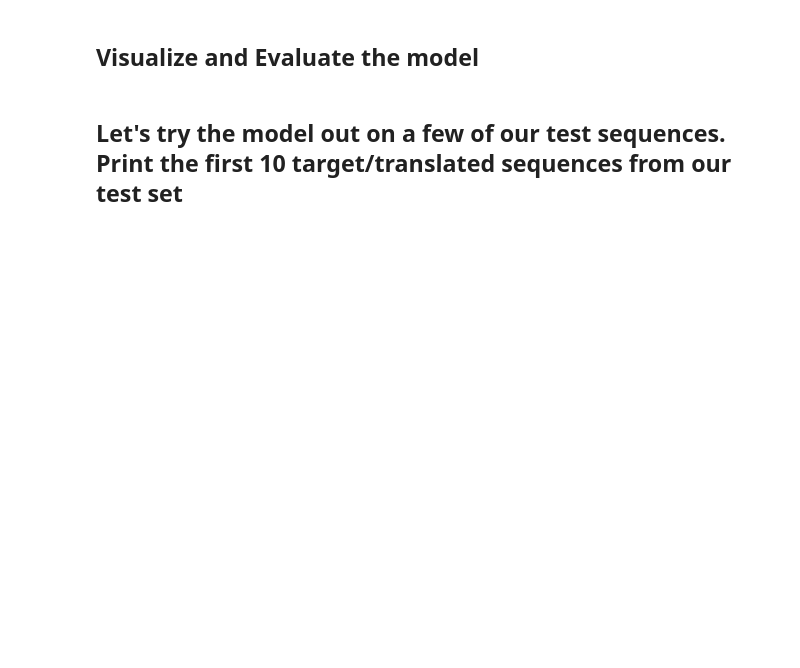
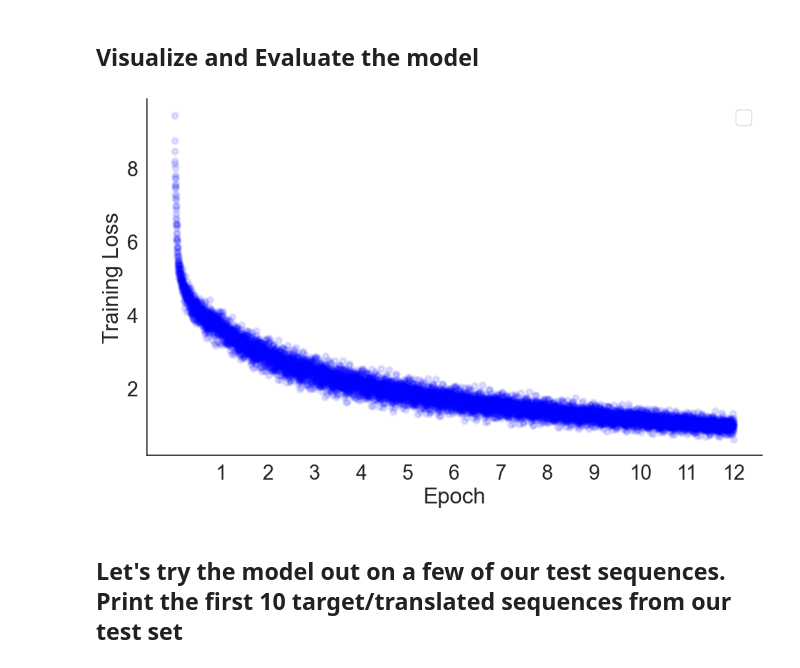
Before and after one commit to eigenforesi/PHYS-417-Projects, a Jupyter notebook: Lab6 Template/Lab6 Template.ipynb, the cells around one changed output. Saved outputs shown, nothing was run; the diff lists cells and outputs as text; code cells hidden in the pictures; blank space fills up the shorter version.

```diff
--- a/Lab6 Template/Lab6 Template.ipynb
+++ b/Lab6 Template/Lab6 Template.ipynb
@@ -24,7 +24,11 @@ from torch.nn.utils.rnn import pad_sequence
 
 # Initialize your numpy and pytorch random seeds for reproducibility
 # YOUR CODE HERE
+np.random.seed(0)
+torch.manual_seed(0)
 
 # Create a torch.device object to tell pytorch where to store your tensors: cpu or gpu
 # YOUR CODE HERE
+device = torch.device("cuda" if torch.cuda.is_available() else "cpu")
+print(f"Using device: {device}")
 # %% [output]
@@ -63,11 +111,17 @@ Luckily for us, there are some existing Python packages that do this automatical
 In Lab 5, you performed tokenization when you converted each character of the text into a specific number.
 # %%
 # Define MACRO - a high-level variable that won't change throughout the duration of the code - for your source and target languages
-# YOUR CODE HERE
-
+MACRO = {
+    'SRC_LANGUAGE': 'de', # Source language
+    'TGT_LANGUAGE': 'en' # Target language
+}
 
 # Download the German and English tokenizers, and assign them to appropriate keys in your token_transform dictionary
-# YOUR CODE HERE
+import spacy
+# Download the spacy models for German and English
+token_transform = {}
+token_transform[MACRO['SRC_LANGUAGE']] = get_tokenizer('spacy', language='de_core_news_sm') # German tokenizer
+token_transform[MACRO['TGT_LANGUAGE']] = get_tokenizer('spacy', language='en_core_web_sm') # English tokenizer
 # %% [markdown]
 ## Let's see what these specific tokenizers do.
 # %%
@@ -197,2 +477,6 @@ Your answer here
+# %%
+# Initialize lists to store training loss and validation accuracy
+train_loss_list = []
+valid_acc_list = []
 # %% [markdown]
 ## Train the model
@@ -204,0 +483,14 @@ Your answer here
+# %%
+# Train your model
+# THIS TAKES A WHILE
+for epoch in range(1, NUM_EPOCHS+1):
+    start_time = timer() # Start timer
+    train_loss = train_epoch(translator, optimizer) # Train the model for one epoch
+    train_loss_list.extend(train_loss) # Append training loss to list
+    end_time = timer() # End timer
+    val_loss = evaluate(translator) # Evaluate the model on validation data
+    valid_acc_list.extend(val_loss) # Append validation accuracy to list
+    print((f"Epoch: {epoch}, Epoch time = {(end_time - start_time):.3f}s")) # Print amount of time taken for this epoch
+
+# Fair warning: you might get an "out of memory" error
+# If that happens, try reducing the batch size
@@ -216,0 +512,13 @@ Your answer here
+# %%
+# Plot the loss
+plt.figure(figsize = (12, 7)) # Define figure
+
+# Plot training loss vs epochs
+plt.scatter(range(len(train_loss_list)), train_loss_list, color = 'blue', linewidth = 3, alpha=0.1) # Scatter plot of training loss
+plt.ylabel("Training Loss")
+plt.xlabel("Epoch")
+plt.xticks(ticks = [(i+1)*len(train_loss_list)//NUM_EPOCHS for i in range(NUM_EPOCHS)], labels=[f"{i+1}" for i in range(NUM_EPOCHS)])
+plt.legend()
+sns.despine()
+# %% [output]
+[figure, added]
```
Also changed, not shown: parts of 32 cells of this notebook, 3 other files.
